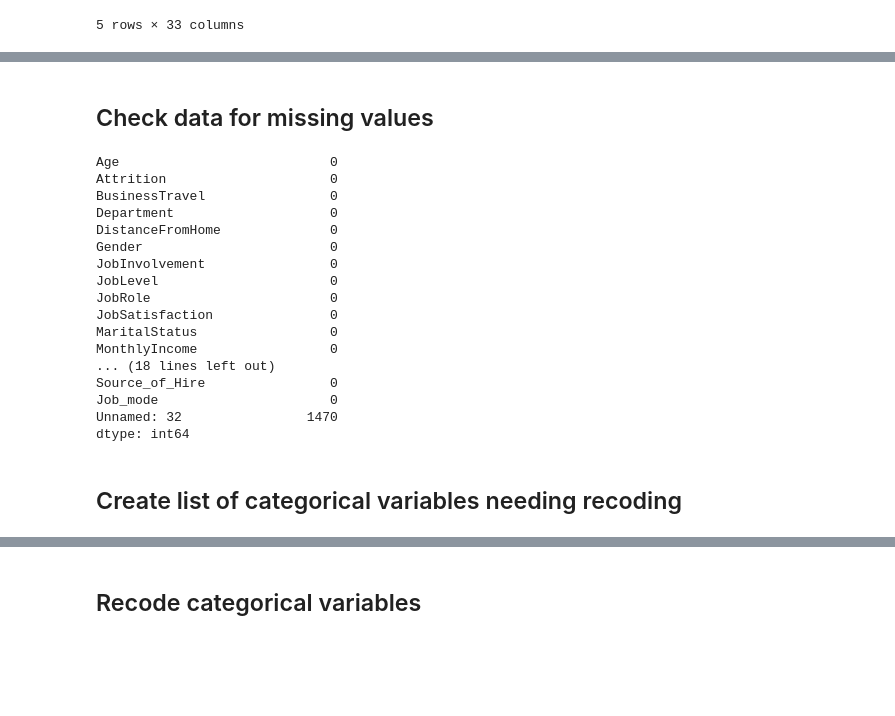
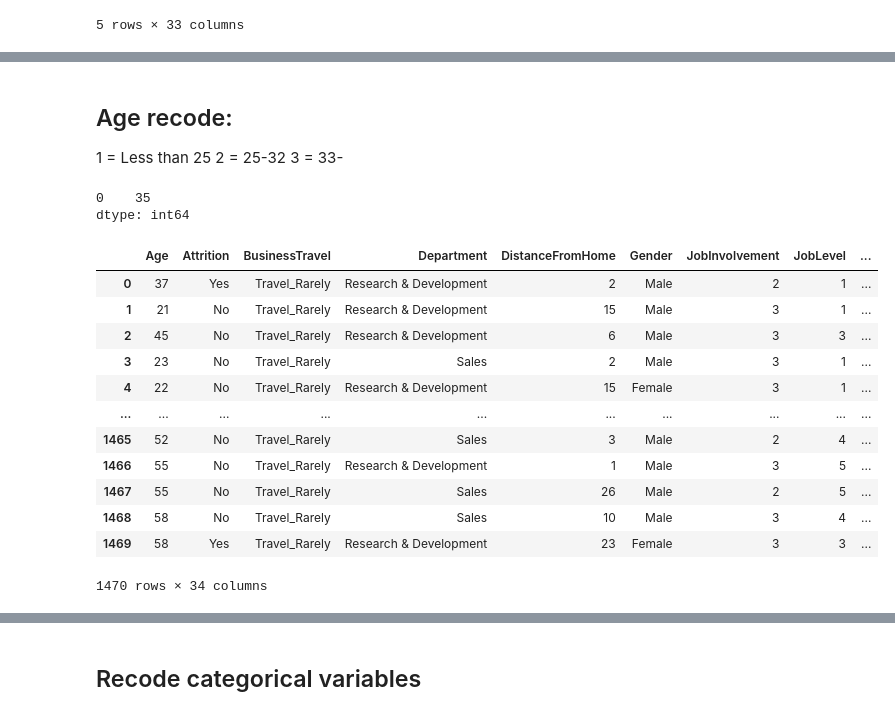
Before and after one commit to SarahMangrum/WozUFinalProject, a Jupyter notebook: HR_Attrition.ipynb, the cells around one changed output, grey strips where cells are left out. Drawn from its saved outputs; the diff is of its cells as text; code cells hidden in the pictures; blank space fills up the shorter version.

```diff
--- a/HR_Attrition.ipynb
+++ b/HR_Attrition.ipynb
@@ -13,7 +13,7 @@ import seaborn; seaborn.set()  # set plot style
 # %% [markdown]
 # Import Data
 # %%
-attrition = pd.read_csv('/Users/sarah/Documents/DSO110_FinalProject/Week2_Data_Wrangling/data/Final_dataset_Attrition.csv')
+attrition = pd.read_csv('Final_dataset_Attrition.csv')
 # %% [markdown]
 # Question Setup
 ## Working with attrition data, who is most likely to quit their job with IBM?
@@ -51,2 +45,13 @@ attrition.tail()
 # %%
-attrition.info()
+# recode for age
+def Age(a):
+    if a <= 25:
+        return 1
+    elif a > 25 and a <= 32:
+        return 2
+    elif a > 33 and a <= 40:
+        return 3
+    elif a > 40 and a <= 50:
+        return 4
+    else:
+        return 5
@@ -144,24 +58,27 @@ dtype: float64
-# %% [markdown]
-## Check data for missing values
-# %%
-attrition.isna().sum()
-# %% [output]
-Age                           0
-Attrition                     0
-BusinessTravel                0
-Department                    0
-DistanceFromHome              0
-Gender                        0
-JobInvolvement                0
-JobLevel                      0
-JobRole                       0
-JobSatisfaction               0
-MaritalStatus                 0
-MonthlyIncome                 0
-... (18 lines left out)
-Source_of_Hire                0
-Job_mode                      0
-Unnamed: 32                1470
-dtype: int64
-# %% [markdown]
-## Create list of categorical variables needing recoding
+# %% [markdown]
+## Age recode:
+1 = Less than 25
+2 = 25-32
+3 = 33-
+# %%
+attrition['Age'].()
+# %% [output]
+0    35
+dtype: int64
+# %%
+attrition['AgeR'] = attrition['Age'].apply(Age)
+attrition
+# %% [output]
+|  | Age | Attrition | BusinessTravel | Department | DistanceFromHome | Gender | JobInvolvement | JobLevel | ... |
+| 0 | 37 | Yes | Travel_Rarely | Research & Development | 2 | Male | 2 | 1 | ... |
+| 1 | 21 | No | Travel_Rarely | Research & Development | 15 | Male | 3 | 1 | ... |
+| 2 | 45 | No | Travel_Rarely | Research & Development | 6 | Male | 3 | 3 | ... |
+| 3 | 23 | No | Travel_Rarely | Sales | 2 | Male | 3 | 1 | ... |
+| 4 | 22 | No | Travel_Rarely | Research & Development | 15 | Female | 3 | 1 | ... |
+| ... | ... | ... | ... | ... | ... | ... | ... | ... | ... |
+| 1465 | 52 | No | Travel_Rarely | Sales | 3 | Male | 2 | 4 | ... |
+| 1466 | 55 | No | Travel_Rarely | Research & Development | 1 | Male | 3 | 5 | ... |
+| 1467 | 55 | No | Travel_Rarely | Sales | 26 | Male | 2 | 5 | ... |
+| 1468 | 58 | No | Travel_Rarely | Sales | 10 | Male | 3 | 4 | ... |
+| 1469 | 58 | Yes | Travel_Rarely | Research & Development | 23 | Female | 3 | 3 | ... |
+1470 rows × 34 columns
```
Also changed, not shown: parts of 10 cells of this notebook, 1 other file.
